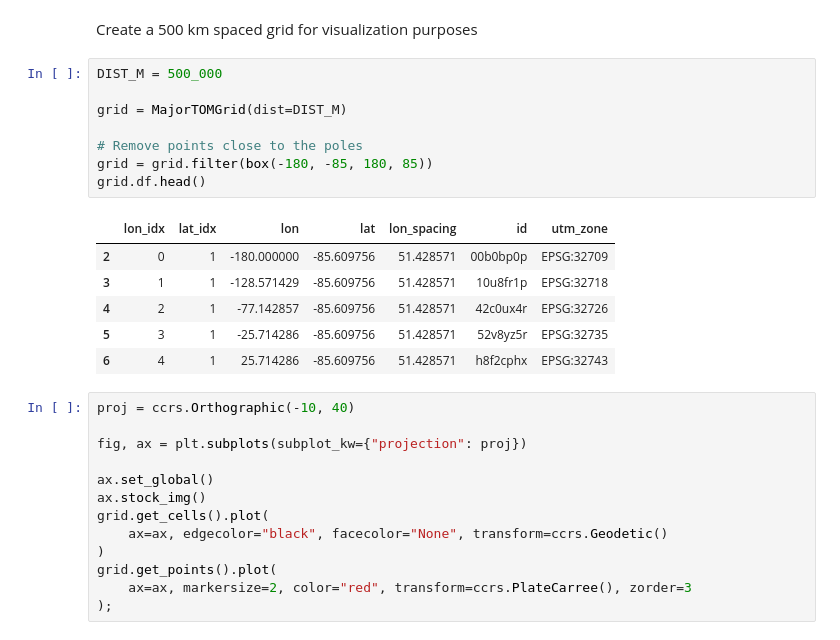
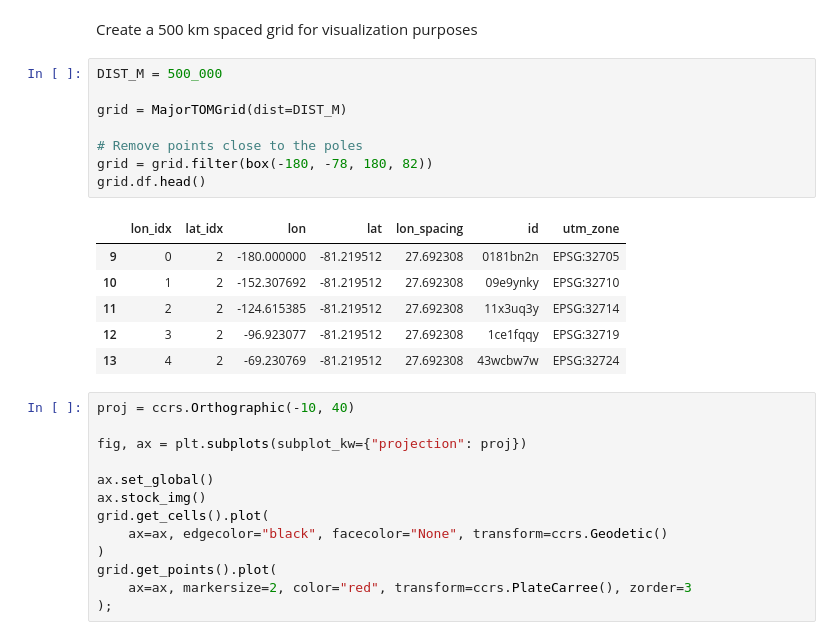
Before and after one commit to lqgentner/deep-glacier-inventory, a Jupyter notebook: notebooks/02-grid-creation.ipynb, the cells around one changed output. Drawn from its saved outputs; the diff is of its cells as text.

```diff
--- a/notebooks/02-grid-creation.ipynb
+++ b/notebooks/02-grid-creation.ipynb
@@ -14,18 +14,18 @@ Create a 500 km spaced grid for visualization purposes
 # %%
 DIST_M = 500_000
 
 grid = MajorTOMGrid(dist=DIST_M)
 
 # Remove points close to the poles
-grid = grid.filter(box(-180, -85, 180, 85))
+grid = grid.filter(box(-180, -78, 180, 82))
 grid.df.head()
 # %% [output]
 |  | lon_idx | lat_idx | lon | lat | lon_spacing | id | utm_zone |
-| 2 | 0 | 1 | -180.000000 | -85.609756 | 51.428571 | 00b0bp0p | EPSG:32709 |
-| 3 | 1 | 1 | -128.571429 | -85.609756 | 51.428571 | 10u8fr1p | EPSG:32718 |
-| 4 | 2 | 1 | -77.142857 | -85.609756 | 51.428571 | 42c0ux4r | EPSG:32726 |
-| 5 | 3 | 1 | -25.714286 | -85.609756 | 51.428571 | 52v8yz5r | EPSG:32735 |
-| 6 | 4 | 1 | 25.714286 | -85.609756 | 51.428571 | h8f2cphx | EPSG:32743 |
+| 9 | 0 | 2 | -180.000000 | -81.219512 | 27.692308 | 0181bn2n | EPSG:32705 |
+| 10 | 1 | 2 | -152.307692 | -81.219512 | 27.692308 | 09e9ynky | EPSG:32710 |
+| 11 | 2 | 2 | -124.615385 | -81.219512 | 27.692308 | 11x3uq3y | EPSG:32714 |
+| 12 | 3 | 2 | -96.923077 | -81.219512 | 27.692308 | 1ce1fqqy | EPSG:32719 |
+| 13 | 4 | 2 | -69.230769 | -81.219512 | 27.692308 | 43wcbw7w | EPSG:32724 |
 # %%
 proj = ccrs.Orthographic(-10, 40)
 
```
Also changed, not shown: parts of 3 cells of this notebook, 1 other file.
